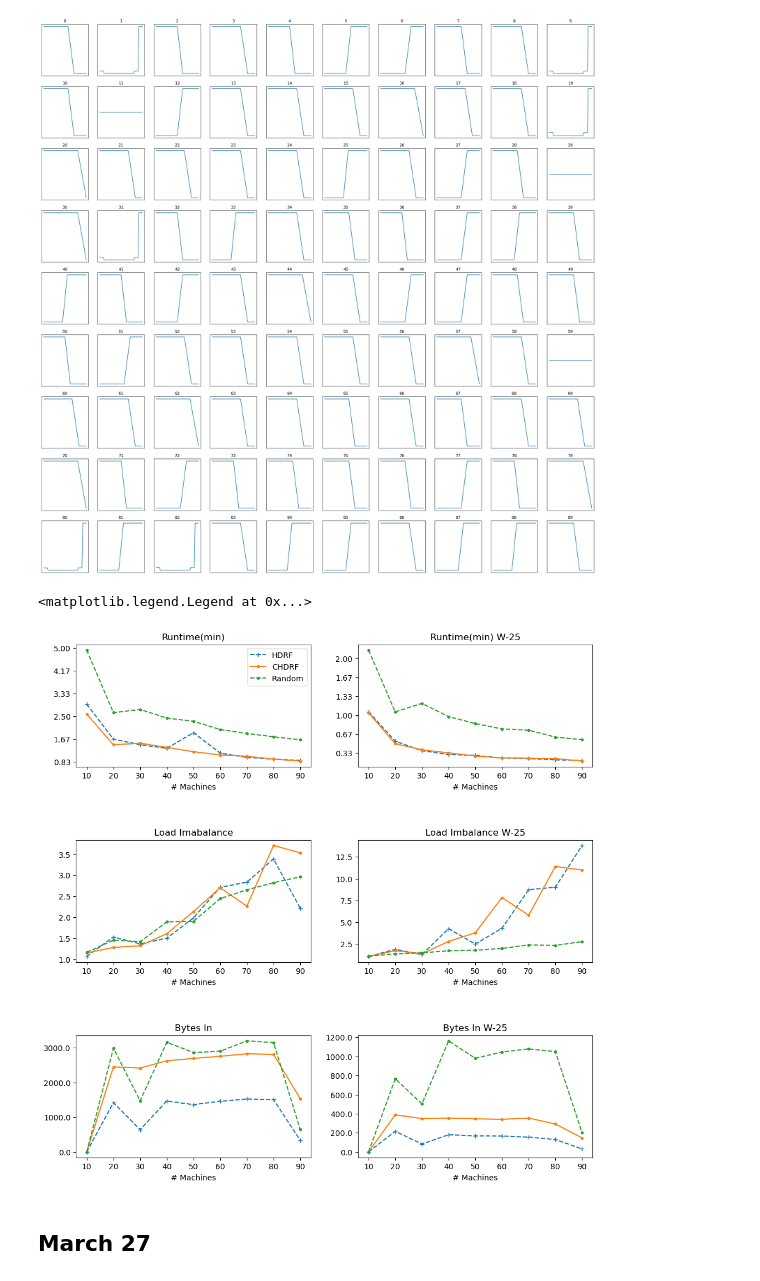
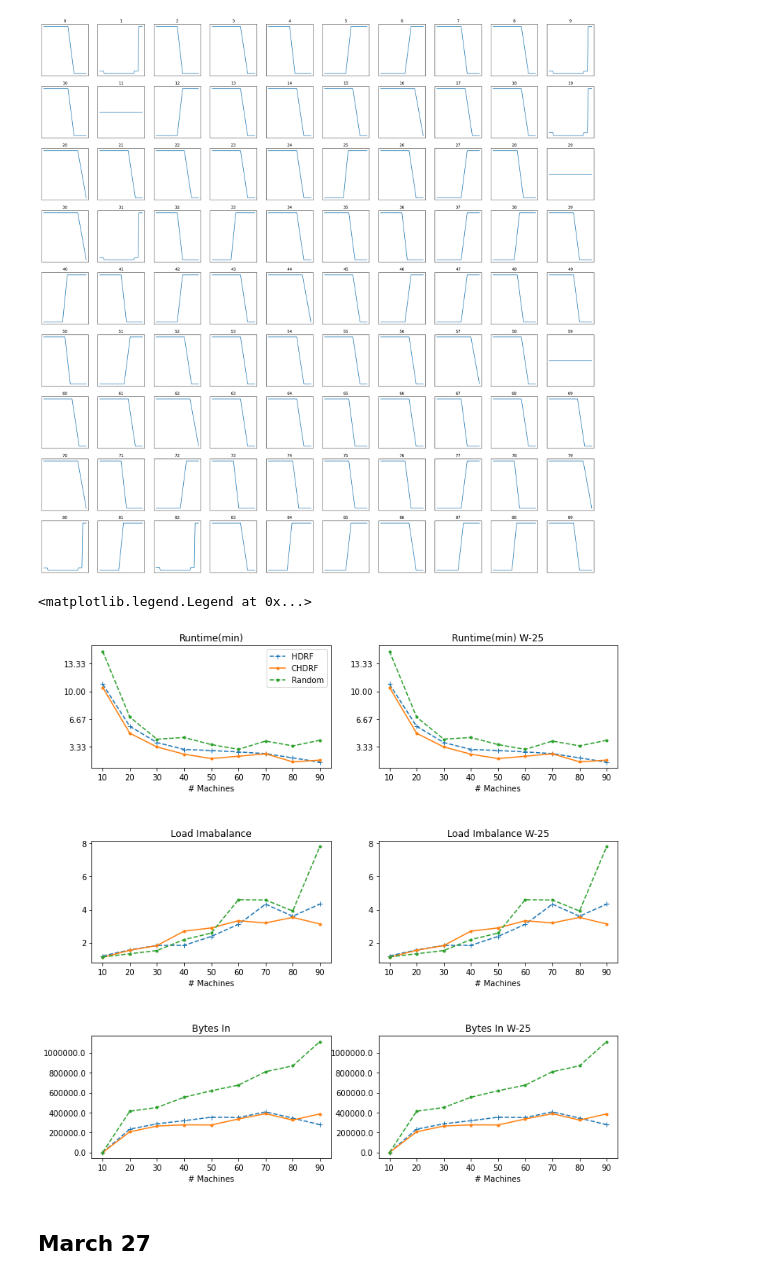
Before and after one commit to Rustam-Warwick/d3-gnn, a Jupyter notebook: helper-scripts/jupyter/Flink Metrics.ipynb, the cells around one changed output. Cells and saved outputs as stored; diff of their text form; code cells hidden in the pictures.

Commit message:
Flink metrics updated

```diff
--- a/helper-scripts/jupyter/Flink Metrics.ipynb
+++ b/helper-scripts/jupyter/Flink Metrics.ipynb
@@ -279,34 +279,30 @@ for i in range(9):
 a1 = MetricStatistics(entry_folder_name="../../metrics/SX-stackoverflow/Reduce Forward W-50 HDRF/", operator_name="Task-[TAIL]GNN Operator - 2", metric_name="numBytesInRemote").get_communication_volume()
 # %%
 fig, ax = plt.subplots(3,2, figsize=(12,12), gridspec_kw={"hspace":0.6})
-a1 = MetricStatistics(entry_folder_name="../../metrics/SX-stackoverflow/Reduce Forward HDRF/", metric_name="numRecordsOutPerSecond").get_runtime()
-a2 = MetricStatistics(entry_folder_name="../../metrics/SX-stackoverflow/Reduce Forward CHDRF/", metric_name="numRecordsOutPerSecond").get_runtime()
-a3 = MetricStatistics(entry_folder_name="../../metrics/SX-stackoverflow/Reduce Forward Random/", metric_name="numRecordsOutPerSecond").get_runtime()
+a1 = MetricStatistics(entry_folder_name="../../metrics/SX-SuperUser/Full W-25 HDRF/", metric_name="numRecordsOutPerSecond").get_runtime()
+a2 = MetricStatistics(entry_folder_name="../../metrics/SX-SuperUser/Full W-25 CHDRF/", metric_name="numRecordsOutPerSecond").get_runtime()
+a3 = MetricStatistics(entry_folder_name="../../metrics/SX-SuperUser/Full W-25 Random/", metric_name="numRecordsOutPerSecond").get_runtime()
 plot_aggregated_dict("Runtime(min)", [a1.output, a2.output, a3.output], ["HDRF", "CHDRF", "Random"], ["+", ".", "."], [ "--", "-", "--"], [None,None, None], xlabel="# Machines", formatter=sec_to_min, pre_fig=(fig,ax[0][0]))
-a1 = MetricStatistics(entry_folder_name="../../metrics/SX-stackoverflow/Reduce Forward W-50 HDRF/", metric_name="numRecordsOutPerSecond").get_runtime()
-a2 = MetricStatistics(entry_folder_name="../../metrics/SX-stackoverflow/Reduce Forward W-50 CHDRF/", metric_name="numRecordsOutPerSecond").get_runtime()
-a3 = MetricStatistics(entry_folder_name="../../metrics/SX-stackoverflow/Reduce Forward W-50 Random/", metric_name="numRecordsOutPerSecond").get_runtime()
-plot_aggregated_dict("Runtime(min) W-25", [a1.output, a2.output, a3.output], ["HDRF", "CHDRF", "Random"], ["+", ".", "."], [ "--", "-", "--"], [None,None, None], xlabel="# Machines", formatter=sec_to_min, pre_fig=(fig,ax[0][1]))
-a1 = MetricStatistics(entry_folder_name="../../metrics/SX-stackoverflow/Reduce Forward HDRF/", operator_name="Task-GNN Operator - 1", metric_name="busyTimeMsPerSecond").get_computation_imbalance_factor()
-a2 = MetricStatistics(entry_folder_name="../../metrics/SX-stackoverflow/Reduce Forward CHDRF/", operator_name="Task-GNN Operator - 1", metric_name="busyTimeMsPerSecond").get_computation_imbalance_factor()
-a3 = MetricStatistics(entry_folder_name="../../metrics/SX-stackoverflow/Reduce Forward Random/", operator_name="Task-GNN Operator - 1", metric_name="busyTimeMsPerSecond").get_computation_imbalance_factor()
+a1 = MetricStatistics(entry_folder_name="../../metrics/SX-SuperUser/Full W-25 HDRF/", operator_name="Task-GNN Operator - 1", metric_name="busyTimeMsPerSecond").get_computation_imbalance_factor()
+a2 = MetricStatistics(entry_folder_name="../../metrics/SX-SuperUser/Full W-25 CHDRF/", operator_name="Task-GNN Operator - 1", metric_name="busyTimeMsPerSecond").get_computation_imbalance_factor()
+a3 = MetricStatistics(entry_folder_name="../../metrics/SX-SuperUser/Full W-25 Random/", operator_name="Task-GNN Operator - 1", metric_name="busyTimeMsPerSecond").get_computation_imbalance_factor()
 plot_aggregated_dict("Load Imabalance", [a1.output, a2.output, a3.output], ["HDRF", "CHDRF", "Random"], ["+", ".", "."], [ "--", "-", "--"], [None,None, None], xlabel="# Machines", formatter=None, pre_fig=(fig,ax[1][0]))
-a1 = MetricStatistics(entry_folder_name="../../metrics/SX-stackoverflow/Reduce Forward W-50 HDRF/", operator_name="Task-GNN Operator - 1", metric_name="busyTimeMsPerSecond").get_computation_imbalance_factor()
-a2 = MetricStatistics(entry_folder_name="../../metrics/SX-stackoverflow/Reduce Forward W-50 CHDRF/", operator_name="Task-GNN Operator - 1", metric_name="busyTimeMsPerSecond").get_computation_imbalance_factor()
-a3 = MetricStatistics(entry_folder_name="../../metrics/SX-stackoverflow/Reduce Forward W-50 Random/", operator_name="Task-GNN Operator - 1", metric_name="busyTimeMsPerSecond").get_computation_imbalance_factor()
+a1 = MetricStatistics(entry_folder_name="../../metrics/SX-SuperUser/Full W-25 HDRF/", operator_name="Task-GNN Operator - 1", metric_name="busyTimeMsPerSecond").get_computation_imbalance_factor()
+a2 = MetricStatistics(entry_folder_name="../../metrics/SX-SuperUser/Full W-25 CHDRF/", operator_name="Task-GNN Operator - 1", metric_name="busyTimeMsPerSecond").get_computation_imbalance_factor()
+a3 = MetricStatistics(entry_folder_name="../../metrics/SX-SuperUser/Full W-25 Random/", operator_name="Task-GNN Operator - 1", metric_name="busyTimeMsPerSecond").get_computation_imbalance_factor()
 plot_aggregated_dict("Load Imbalance W-25", [a1.output, a2.output, a3.output], ["HDRF", "CHDRF", "Random"], ["+", ".", "."], [ "--", "-", "--"], [None,None, None], xlabel="# Machines", formatter=None, pre_fig=(fig,ax[1][1]))
-a1 = MetricStatistics(entry_folder_name="../../metrics/SX-stackoverflow/Reduce Forward HDRF/", operator_name="Task-[TAIL]GNN Operator - 2", metric_name="numBytesInRemote").get_communication_volume()
-a2 = MetricStatistics(entry_folder_name="../../metrics/SX-stackoverflow/Reduce Forward CHDRF/", operator_name="Task-[TAIL]GNN Operator - 2", metric_name="numBytesInRemote").get_communication_volume()
-a3 = MetricStatistics(entry_folder_name="../../metrics/SX-stackoverflow/Reduce Forward Random/", operator_name="Task-[TAIL]GNN Operator - 2", metric_name="numBytesInRemote").get_communication_volume()
+a1 = MetricStatistics(entry_folder_name="../../metrics/SX-SuperUser/Full W-25 HDRF/", operator_name="Task-[TAIL]GNN Operator - 2", metric_name="numBytesInRemote").get_communication_volume()
+a2 = MetricStatistics(entry_folder_name="../../metrics/SX-SuperUser/Full W-25 CHDRF/", operator_name="Task-[TAIL]GNN Operator - 2", metric_name="numBytesInRemote").get_communication_volume()
+a3 = MetricStatistics(entry_folder_name="../../metrics/SX-SuperUser/Full W-25 Random/", operator_name="Task-[TAIL]GNN Operator - 2", metric_name="numBytesInRemote").get_communication_volume()
 plot_aggregated_dict("Bytes In", [a1.output, a2.output, a3.output], ["HDRF", "CHDRF", "Random"], ["+", ".", "."], [ "--", "-", "--"], [None,None, None], xlabel="# Machines", formatter=fmt_div_e5, pre_fig=(fig,ax[2][0]))
-a1 = MetricStatistics(entry_folder_name="../../metrics/SX-stackoverflow/Reduce Forward W-50 HDRF/", operator_name="Task-[TAIL]GNN Operator - 2", metric_name="numBytesInRemote").get_communication_volume()
-a2 = MetricStatistics(entry_folder_name="../../metrics/SX-stackoverflow/Reduce Forward W-50 CHDRF/", operator_name="Task-[TAIL]GNN Operator - 2", metric_name="numBytesInRemote").get_communication_volume()
-a3 = MetricStatistics(entry_folder_name="../../metrics/SX-stackoverflow/Reduce Forward W-50 Random/", operator_name="Task-[TAIL]GNN Operator - 2", metric_name="numBytesInRemote").get_communication_volume()
+a1 = MetricStatistics(entry_folder_name="../../metrics/SX-SuperUser/Full W-25 HDRF/", operator_name="Task-[TAIL]GNN Operator - 2", metric_name="numBytesInRemote").get_communication_volume()
+a2 = MetricStatistics(entry_folder_name="../../metrics/SX-SuperUser/Full W-25 CHDRF/", operator_name="Task-[TAIL]GNN Operator - 2", metric_name="numBytesInRemote").get_communication_volume()
+a3 = MetricStatistics(entry_folder_name="../../metrics/SX-SuperUser/Full W-25 Random/", operator_name="Task-[TAIL]GNN Operator - 2", metric_name="numBytesInRemote").get_communication_volume()
 plot_aggregated_dict("Bytes In W-25", [a1.output, a2.output, a3.output], ["HDRF", "CHDRF", "Random"], ["+", ".", "."], [ "--", "-", "--"], [None,None, None], xlabel="# Machines", formatter=fmt_div_e5, pre_fig=(fig,ax[2][1]))
 ax[0][0].legend()
 # %% [output]
 <matplotlib.legend.Legend at 0x...>
-[figure, old version]
+[figure, new version]
 # %% [markdown]
 ## March 27
 # %% [markdown]
```
Also changed, not shown: 2 other files.
